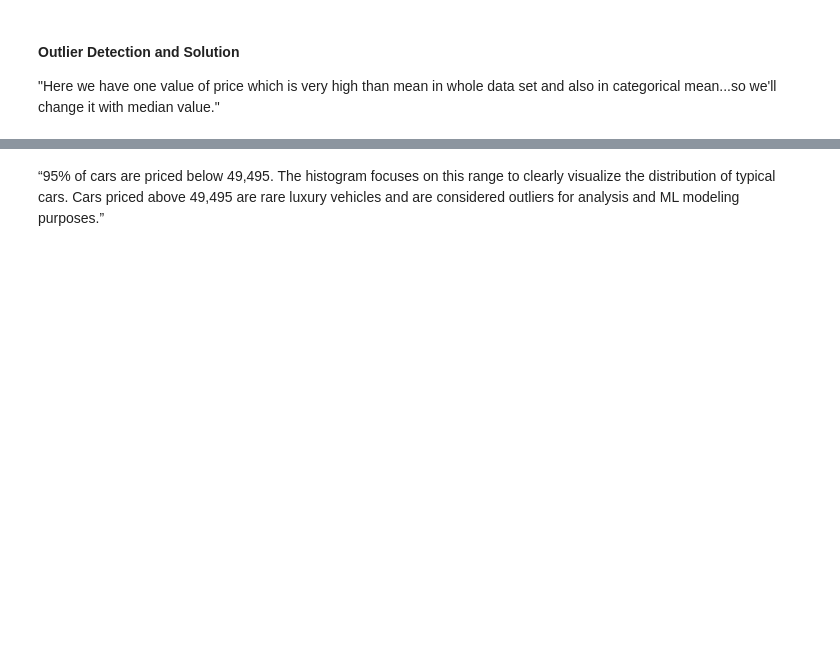
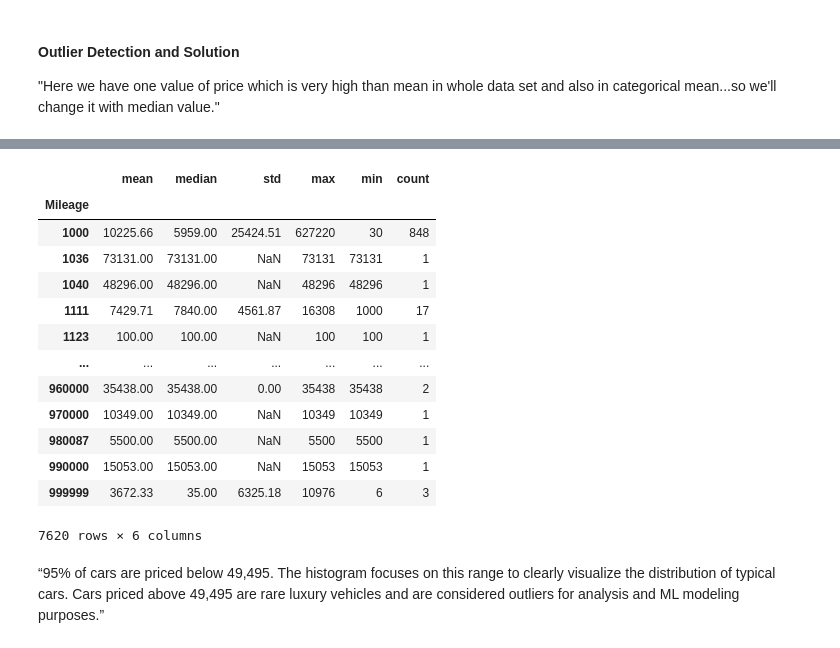
Before and after one commit to samiullahsultan4321-spec/IDS-SEM-PROJECT, a Jupyter notebook: code.ipynb, the cells around one changed output, grey strips where cells are left out. Drawn from its saved outputs; the diff is of its cells as text; code cells hidden in the pictures; blank space fills up the shorter version.

```diff
--- a/code.ipynb
+++ b/code.ipynb
@@ -71,3 +107,37 @@ df.loc[df['Price']>1000000,'Price'] = med
+# %%
+#_____Group Aggregations
+#____________Here we'll generate grouped aggregations of all quantities with price___________________
+model_price_group = df.groupby('Model')['Price'].agg(['mean','median','std','max','min'])
+category_price_group = df.groupby('Category')['Price'].agg(['mean','median','std','max','min','count'])
+fuel_price_group = df.groupby('Fuel_type')['Price'].agg(['mean','median','std','max','min','count'])
+doors_price_group = df.groupby('Doors')['Price'].agg(['mean','median','std','max','min','count'])
+airbags_price_group = df.groupby('Airbags')['Price'].agg(['mean','median','std','max','min','count'])
+manufacturer_price_group = df.groupby('Manufacturer')['Price'].agg(['mean','median','std','max','min','count'])
+year_price_group = df.groupby('Prod._year')['Price'].agg(['mean','median','std','max','min','count'])
+leather_price_group = df.groupby('Leather_interior')['Price'].agg(['mean','median','std','max','min','count'])
+mileage_price_group = df.groupby('Mileage')['Price'].agg(['mean','median','std','max','min','count'])
+color_price_group = df.groupby('Color')['Price'].agg(['mean','median','std','max','min','count'])
+drivewheels_price_group = df.groupby('Drive_wheels')['Price'].agg(['mean','median','std','max','min','count'])
+gearbox_price_group = df.groupby('Gear_box_type')['Price'].agg(['mean','median','std','max','min','count'])
+cylinder_price_group = df.groupby('Cylinders')['Price'].agg(['mean','median','std','max','min','count'])
+wheel_price_group = df.groupby('Wheel')['Price'].agg(['mean','median','std','max','min','count'])
+enginevolume_price_group = df.groupby('Engine_volume')['Price'].agg(['mean','median','std','max','min','count'])
+mileage_price_group
+# %% [output]
+|  | mean | median | std | max | min | count |
+| Mileage |  |  |  |  |  |  |
+| 1000 | 10225.66 | 5959.00 | 25424.51 | 627220 | 30 | 848 |
+| 1036 | 73131.00 | 73131.00 | NaN | 73131 | 73131 | 1 |
+| 1040 | 48296.00 | 48296.00 | NaN | 48296 | 48296 | 1 |
+| 1111 | 7429.71 | 7840.00 | 4561.87 | 16308 | 1000 | 17 |
+| 1123 | 100.00 | 100.00 | NaN | 100 | 100 | 1 |
+| ... | ... | ... | ... | ... | ... | ... |
+| 960000 | 35438.00 | 35438.00 | 0.00 | 35438 | 35438 | 2 |
+| 970000 | 10349.00 | 10349.00 | NaN | 10349 | 10349 | 1 |
+| 980087 | 5500.00 | 5500.00 | NaN | 5500 | 5500 | 1 |
+| 990000 | 15053.00 | 15053.00 | NaN | 15053 | 15053 | 1 |
+| 999999 | 3672.33 | 35.00 | 6325.18 | 10976 | 6 | 3 |
+7620 rows × 6 columns
 # %%
 upperlimit = df['Price'].quantile(0.95)
 # %% [markdown]
```
Also changed, not shown: parts of 12 cells of this notebook.
